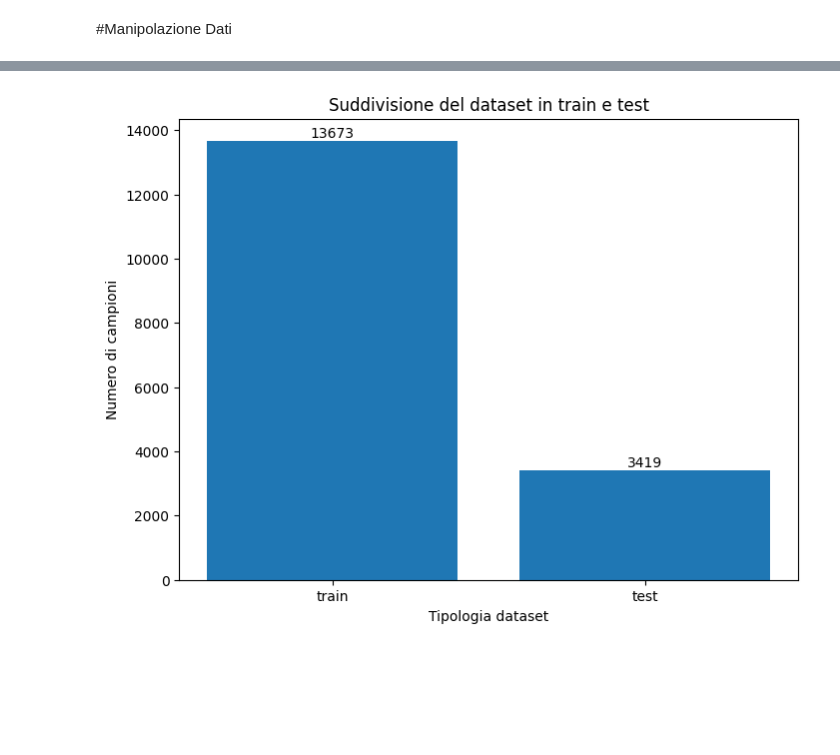
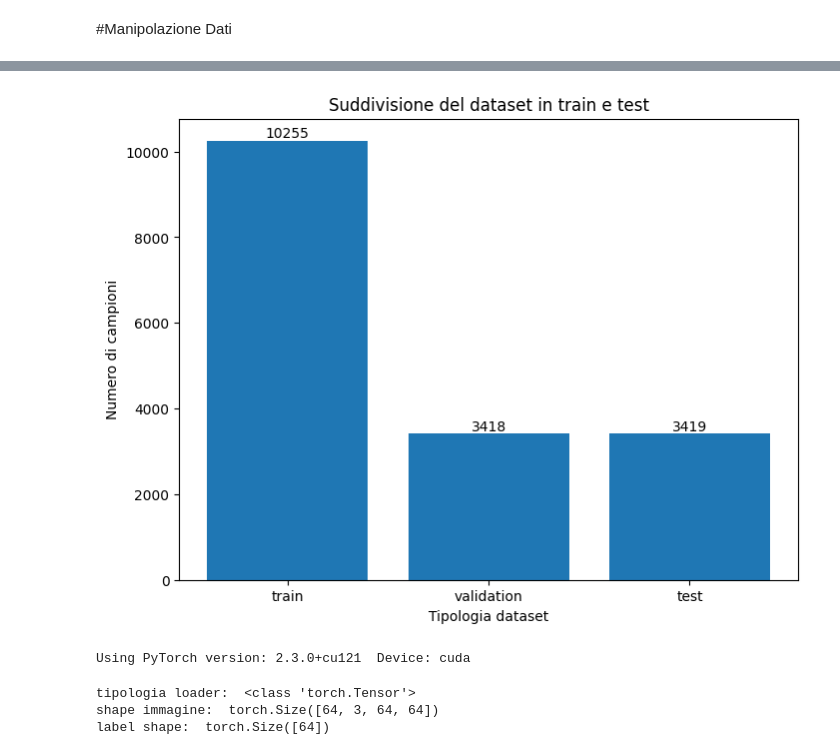
Before and after one commit to GiacomoMM/blood-cell-classification-detection, a Jupyter notebook: Progetto_LabIA.ipynb, the cells around one changed output, grey strips where cells are left out. Cells and saved outputs as stored; diff of their text form; code cells hidden in the pictures; blank space fills up the shorter version.

```diff
--- a/Progetto_LabIA.ipynb
+++ b/Progetto_LabIA.ipynb
@@ -204,17 +186,45 @@ df.head()
+# %%
+from torch.utils.data import DataLoader, random_split
+
+train_size = int(0.6 * len(dataset))
+val_size = int(0.2 * len(dataset))
+test_size= len(dataset)-train_size-val_size
+
+# Split the dataset
+train_dataset, val_dataset,test_dataset = random_split(dataset, [train_size, val_size,test_size])
 # %%
-from sklearn.model_selection import train_test_split
-X_feature = df["image"]
-y_feature=df["label"]
-
-
-X_train_pd, X_test_pd, y_train_pd, y_test_pd = train_test_split(X_feature, y_feature, test_size=0.2, random_state=42,shuffle=True,stratify=y_feature)
-
 plt.figure(figsize=(8, 6))
-bar=plt.bar(["train", "test"], [X_train_pd.size,X_test_pd.size])
+bar=plt.bar(["train","validation", "test"], [len(train_dataset.indices),len(val_dataset.indices),len(test_dataset.indices)])
 plt.bar_label(bar)
 plt.xlabel("Tipologia dataset")
 plt.ylabel("Numero di campioni")
 plt.title("Suddivisione del dataset in train e test")
 plt.show()
 # %% [output]
-[figure, old version]
+[figure, new version]
+# %%
+from torch import nn, optim
+from torch.utils.data import DataLoader
+
+if torch.cuda.is_available():
+    device = torch.device('cuda')
+else:
+    device = torch.device('cpu')
+print('Using PyTorch version:', torch.__version__, ' Device:', device)
+# %% [output]
+Using PyTorch version: 2.3.0+cu121  Device: cuda
+# %%
+#DataLoader
+train_loader=DataLoader(train_dataset, batch_size=64, shuffle=True)
+val_loader=DataLoader(val_dataset, batch_size=64, shuffle=False)
+test_loader=DataLoader(test_dataset, batch_size=64, shuffle=False)
+
+dataiter = iter(train_loader)
+images, labels = next(dataiter)
+print("tipologia loader: ",type(images))
+print("shape immagine: ",images.shape)
+print("label shape: ",labels.shape)
+# %% [output]
+tipologia loader:  <class 'torch.Tensor'>
+shape immagine:  torch.Size([64, 3, 64, 64])
+label shape:  torch.Size([64])
```
Also changed, not shown: parts of 15 cells of this notebook.
